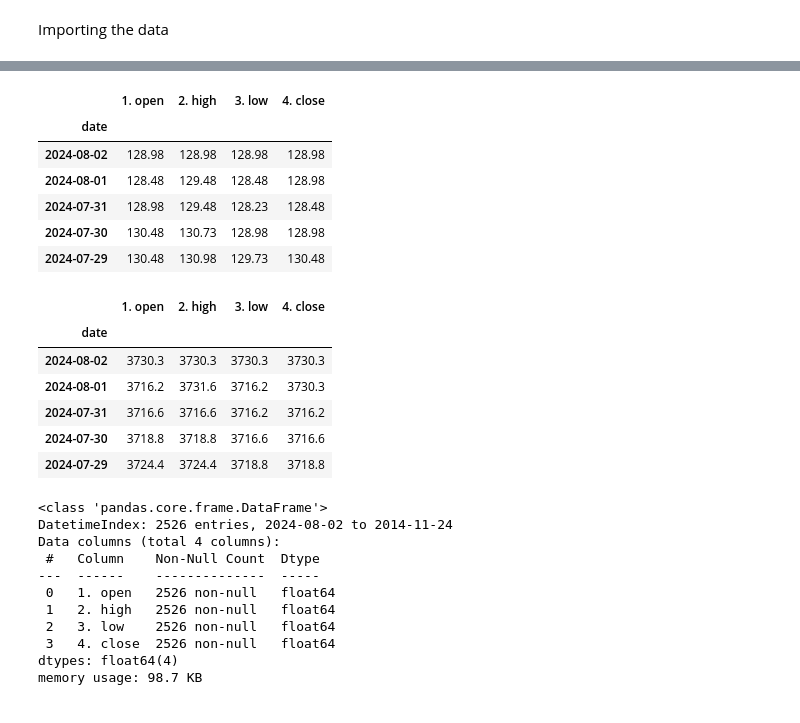
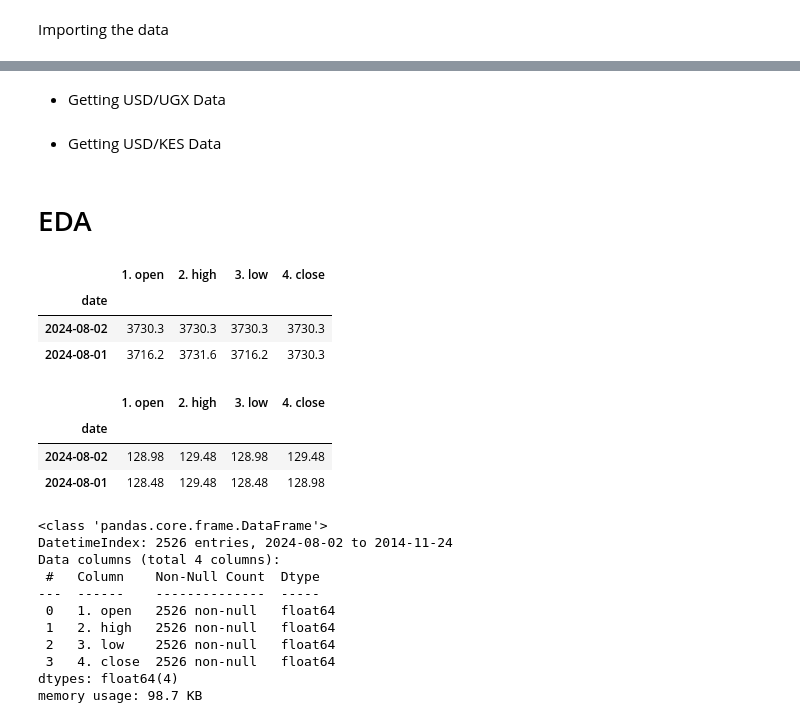
Before and after one commit to memmar1/Project, a Jupyter notebook: Forex.ipynb, the cells around one changed output, grey strips where cells are left out. Saved outputs shown, nothing was run; the diff lists cells and outputs as text; code cells hidden in the pictures.

```diff
--- a/Forex.ipynb
+++ b/Forex.ipynb
@@ -32,37 +16,37 @@ another way
 # %%
 api_key = "968U93YONJTBSCFS"
+# %% [markdown]
+- Getting USD/UGX Data
 # %%
 # Initialize the ForeignExchange class
 fx = ForeignExchange(key= "api_key", output_format="pandas")
 
 # Get the daily exchange rates
 data, meta_data = fx.get_currency_exchange_daily(from_symbol="USD", to_symbol="UGX", outputsize="full")
+# %% [markdown]
+- Getting USD/KES Data
 # %%
 # Initialize the ForeignExchange class
 fx = ForeignExchange(key= "api_key", output_format="pandas")
 
 # Get the daily exchange rates
 data2, meta_data = fx.get_currency_exchange_daily(from_symbol="USD", to_symbol="KES", outputsize="full")
+# %% [markdown]
+# EDA
+# %%
+data.head(2)
+# %% [output]
+|  | 1. open | 2. high | 3. low | 4. close |
+| date |  |  |  |  |
+| 2024-08-02 | 3730.3 | 3730.3 | 3730.3 | 3730.3 |
+| 2024-08-01 | 3716.2 | 3731.6 | 3716.2 | 3730.3 |
 # %%
-data2.head()
+data2.head(2)
 # %% [output]
 |  | 1. open | 2. high | 3. low | 4. close |
 | date |  |  |  |  |
-| 2024-08-02 | 128.98 | 128.98 | 128.98 | 128.98 |
+| 2024-08-02 | 128.98 | 129.48 | 128.98 | 129.48 |
 | 2024-08-01 | 128.48 | 129.48 | 128.48 | 128.98 |
-| 2024-07-31 | 128.98 | 129.48 | 128.23 | 128.48 |
-| 2024-07-30 | 130.48 | 130.73 | 128.98 | 128.98 |
-| 2024-07-29 | 130.48 | 130.98 | 129.73 | 130.48 |
-# %%
-data.head()
-# %% [output]
-|  | 1. open | 2. high | 3. low | 4. close |
-| date |  |  |  |  |
-| 2024-08-02 | 3730.3 | 3730.3 | 3730.3 | 3730.3 |
-| 2024-08-01 | 3716.2 | 3731.6 | 3716.2 | 3730.3 |
-| 2024-07-31 | 3716.6 | 3716.6 | 3716.2 | 3716.2 |
-| 2024-07-30 | 3718.8 | 3718.8 | 3716.6 | 3716.6 |
-| 2024-07-29 | 3724.4 | 3724.4 | 3718.8 | 3718.8 |
 # %%
 data.info()
 # %% [output]
```
Also changed, not shown: parts of 8 cells of this notebook.
